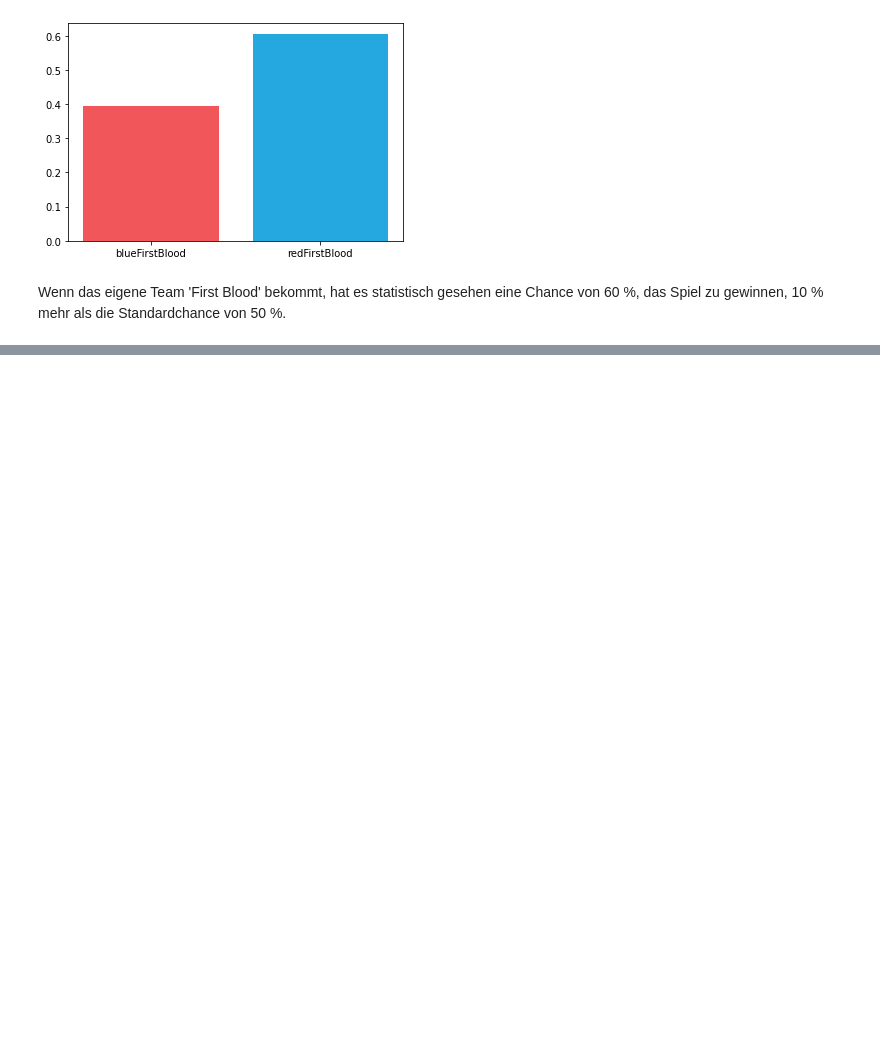
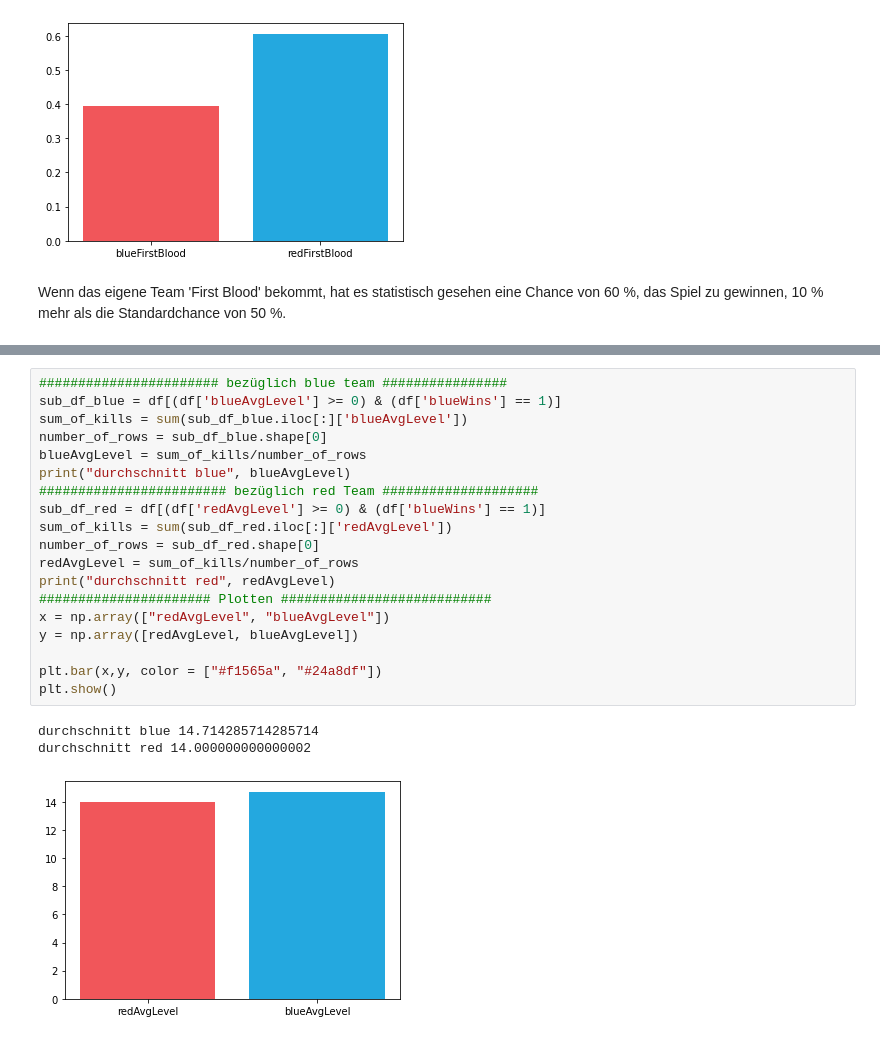
Before and after one commit to tyemalshara/Datenanalyse, a Jupyter notebook: Datenanalyse_run.ipynb, the cells around one changed output, grey strips where cells are left out. Cells and saved outputs as stored; diff of their text form; blank space fills up the shorter version.

```diff
--- a/Datenanalyse_run.ipynb
+++ b/Datenanalyse_run.ipynb
@@ -213,0 +445,23 @@ Denken Sie als letzte Beobachtung daran, immer Spaß zu haben. Du kannst nicht j
+# %%
+####################### bezüglich blue team ################
+sub_df_blue = df[(df['blueAvgLevel'] >= 0) & (df['blueWins'] == 1)]
+sum_of_kills = sum(sub_df_blue.iloc[:]['blueAvgLevel'])
+number_of_rows = sub_df_blue.shape[0]
+blueAvgLevel = sum_of_kills/number_of_rows
+print("durchschnitt blue", blueAvgLevel)
+######################## bezüglich red Team ####################
+sub_df_red = df[(df['redAvgLevel'] >= 0) & (df['blueWins'] == 1)]
+sum_of_kills = sum(sub_df_red.iloc[:]['redAvgLevel'])
+number_of_rows = sub_df_red.shape[0]
+redAvgLevel = sum_of_kills/number_of_rows
+print("durchschnitt red", redAvgLevel)
+###################### Plotten ###########################
+x = np.array(["redAvgLevel", "blueAvgLevel"])
+y = np.array([redAvgLevel, blueAvgLevel])
+
+plt.bar(x,y, color = ["#f1565a", "#24a8df"])
+plt.show()
+# %% [output]
+durchschnitt blue 14.714285714285714
+durchschnitt red 14.000000000000002
+[figure, added]
```
Also changed, not shown: parts of 18 cells of this notebook, 1 other file.
